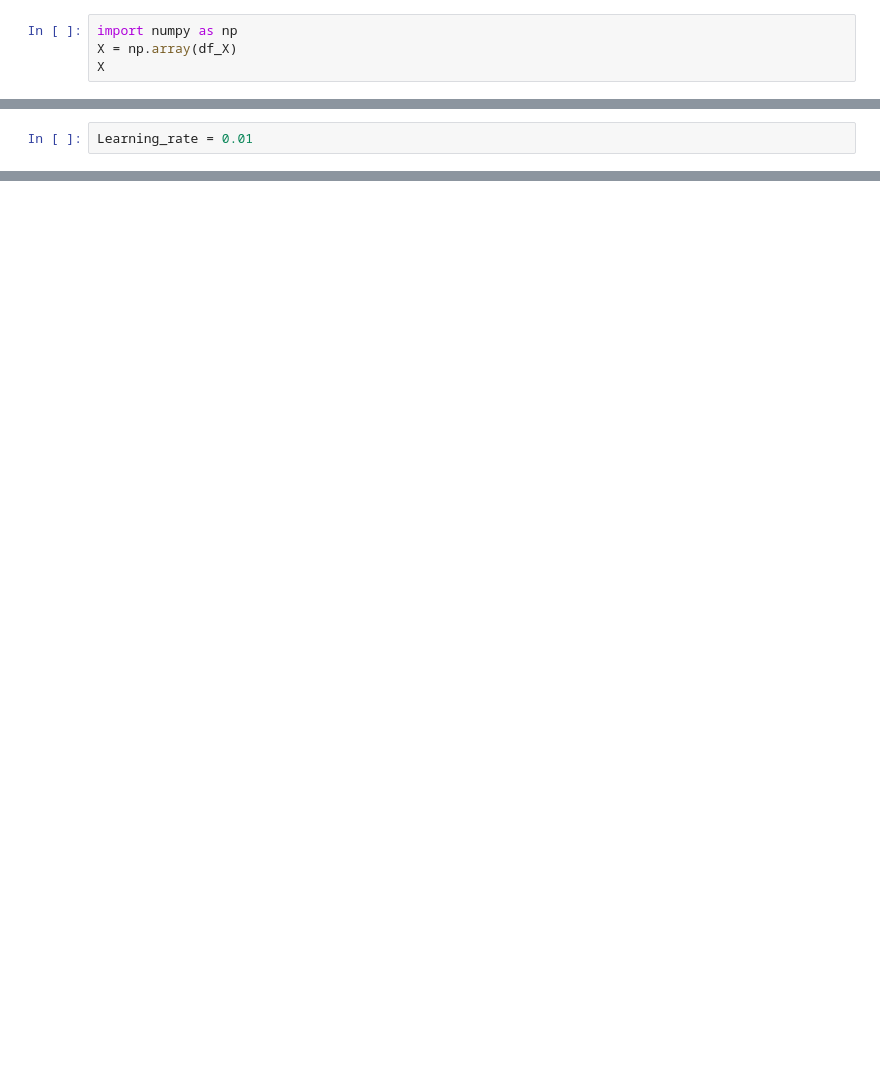
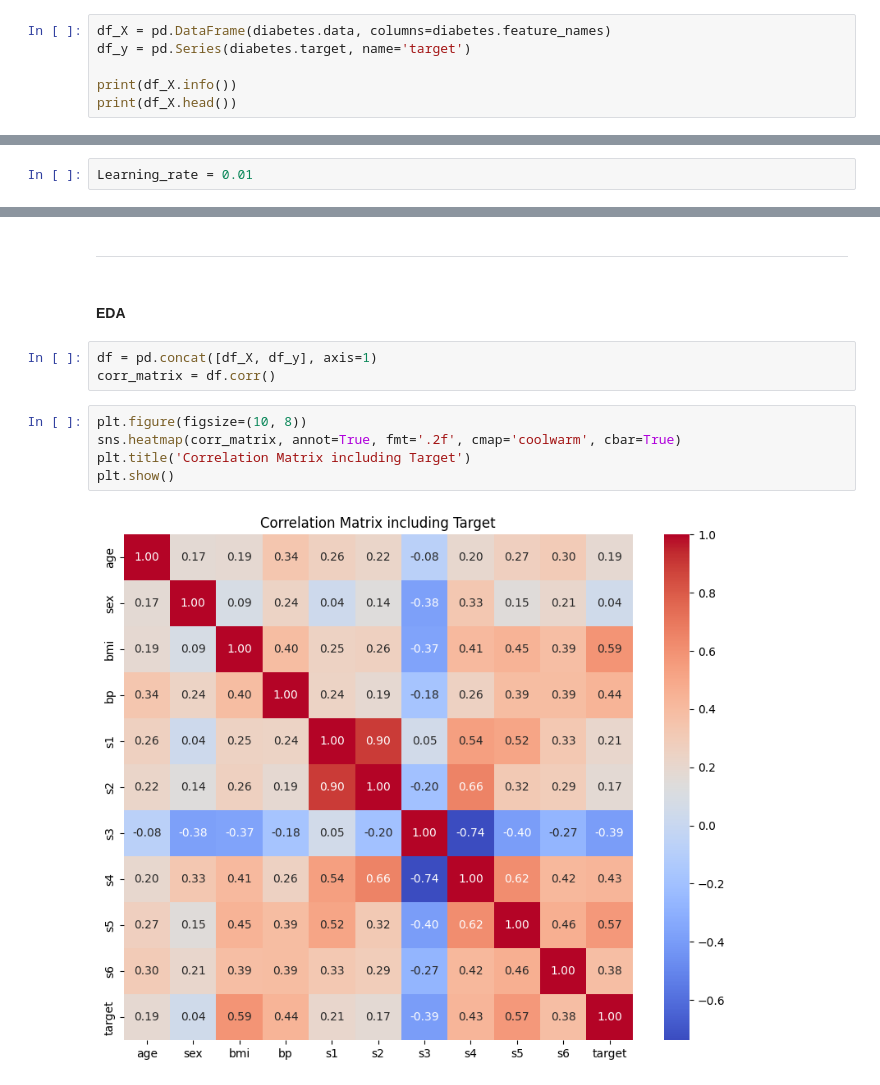
Before and after one commit to sano820/AIFFEL_quest_rs, a Jupyter notebook: Exploration/Ex01/9-1.project1.ipynb, the cells around one changed output, grey strips where cells are left out. Cells and saved outputs as stored; diff of their text form; blank space fills up the shorter version.

```diff
--- a/Exploration/Ex01/9-1.project1.ipynb
+++ b/Exploration/Ex01/9-1.project1.ipynb
@@ -41,5 +10,7 @@ df_X.head(), df_y.head()
 # %%
-import numpy as np
-X = np.array(df_X)
-X
+df_X = pd.DataFrame(diabetes.data, columns=diabetes.feature_names)
+df_y = pd.Series(diabetes.target, name='target')
+
+print(df_X.info())
+print(df_X.head())
 # %% [output]
@@ -242,0 +189,14 @@ plt.show()
+# %% [markdown]
+----------------------
+# %% [markdown]
+   #### EDA
+# %%
+df = pd.concat([df_X, df_y], axis=1)
+corr_matrix = df.corr()
+# %%
+plt.figure(figsize=(10, 8))
+sns.heatmap(corr_matrix, annot=True, fmt='.2f', cmap='coolwarm', cbar=True)
+plt.title('Correlation Matrix including Target')
+plt.show()
+# %% [output]
+[figure, added]
```
Also changed, not shown: parts of 32 cells of this notebook.
